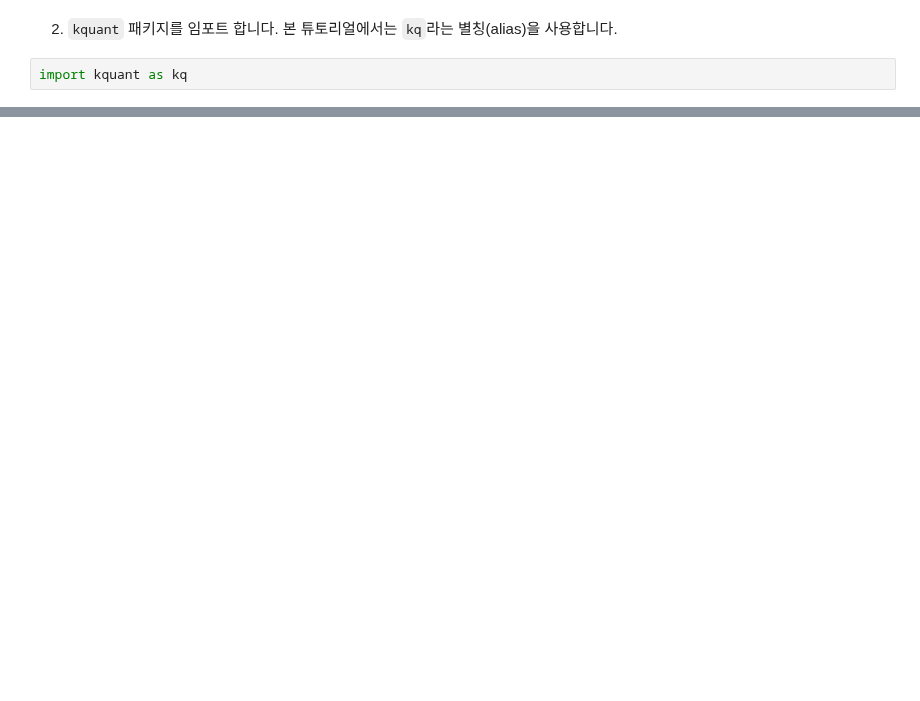
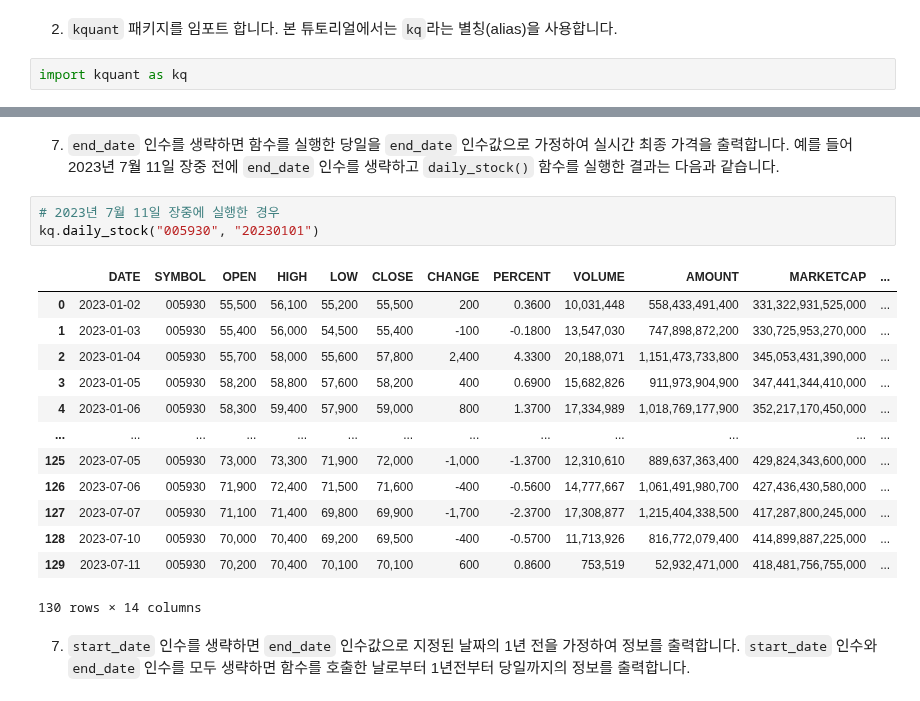
Before and after one commit to koscom/kquant, a Jupyter notebook: docs/tutorials/tutorial03.ipynb, the cells around one changed output, grey strips where cells are left out. Cells and saved outputs as stored; diff of their text form; blank space fills up the shorter version.

```diff
--- a/docs/tutorials/tutorial03.ipynb
+++ b/docs/tutorials/tutorial03.ipynb
@@ -16,3 +85,24 @@ import kquant as kq
+# %% [markdown]
+7. `end_date` 인수를 생략하면 함수를 실행한 당일을 `end_date` 인수값으로 가정하여 실시간 최종 가격을 출력합니다. 예를 들어 2023년 7월 11일 장중 전에  `end_date` 인수를 생략하고 `daily_stock()` 함수를 실행한 결과는 다음과 같습니다.
+# %%
+# 2023년 7월 11일 장중에 실행한 경우
+kq.daily_stock("005930", "20230101")
+# %% [output]
+|  | DATE | SYMBOL | OPEN | HIGH | LOW | CLOSE | CHANGE | PERCENT | VOLUME | AMOUNT | MARKETCAP | ... |
+| 0 | 2023-01-02 | 005930 | 55,500 | 56,100 | 55,200 | 55,500 | 200 | 0.3600 | 10,031,448 | 558,433,491,400 | 331,322,931,525,000 | ... |
+| 1 | 2023-01-03 | 005930 | 55,400 | 56,000 | 54,500 | 55,400 | -100 | -0.1800 | 13,547,030 | 747,898,872,200 | 330,725,953,270,000 | ... |
+| 2 | 2023-01-04 | 005930 | 55,700 | 58,000 | 55,600 | 57,800 | 2,400 | 4.3300 | 20,188,071 | 1,151,473,733,800 | 345,053,431,390,000 | ... |
+| 3 | 2023-01-05 | 005930 | 58,200 | 58,800 | 57,600 | 58,200 | 400 | 0.6900 | 15,682,826 | 911,973,904,900 | 347,441,344,410,000 | ... |
+| 4 | 2023-01-06 | 005930 | 58,300 | 59,400 | 57,900 | 59,000 | 800 | 1.3700 | 17,334,989 | 1,018,769,177,900 | 352,217,170,450,000 | ... |
+| ... | ... | ... | ... | ... | ... | ... | ... | ... | ... | ... | ... | ... |
+| 125 | 2023-07-05 | 005930 | 73,000 | 73,300 | 71,900 | 72,000 | -1,000 | -1.3700 | 12,310,610 | 889,637,363,400 | 429,824,343,600,000 | ... |
+| 126 | 2023-07-06 | 005930 | 71,900 | 72,400 | 71,500 | 71,600 | -400 | -0.5600 | 14,777,667 | 1,061,491,980,700 | 427,436,430,580,000 | ... |
+| 127 | 2023-07-07 | 005930 | 71,100 | 71,400 | 69,800 | 69,900 | -1,700 | -2.3700 | 17,308,877 | 1,215,404,338,500 | 417,287,800,245,000 | ... |
+| 128 | 2023-07-10 | 005930 | 70,000 | 70,400 | 69,200 | 69,500 | -400 | -0.5700 | 11,713,926 | 816,772,079,400 | 414,899,887,225,000 | ... |
+| 129 | 2023-07-11 | 005930 | 70,200 | 70,400 | 70,100 | 70,100 | 600 | 0.8600 | 753,519 | 52,932,471,000 | 418,481,756,755,000 | ... |
+130 rows × 14 columns
+# %% [markdown]
+7. `start_date` 인수를 생략하면 `end_date` 인수값으로 지정된 날짜의 1년 전을 가정하여 정보를 출력합니다. `start_date` 인수와 `end_date` 인수를 모두 생략하면 함수를 호출한 날로부터 1년전부터 당일까지의 정보를 출력합니다.
 # %%
 kq.daily_stock("005930")
 # %% [output]
```
Also changed, not shown: parts of 13 cells of this notebook.
